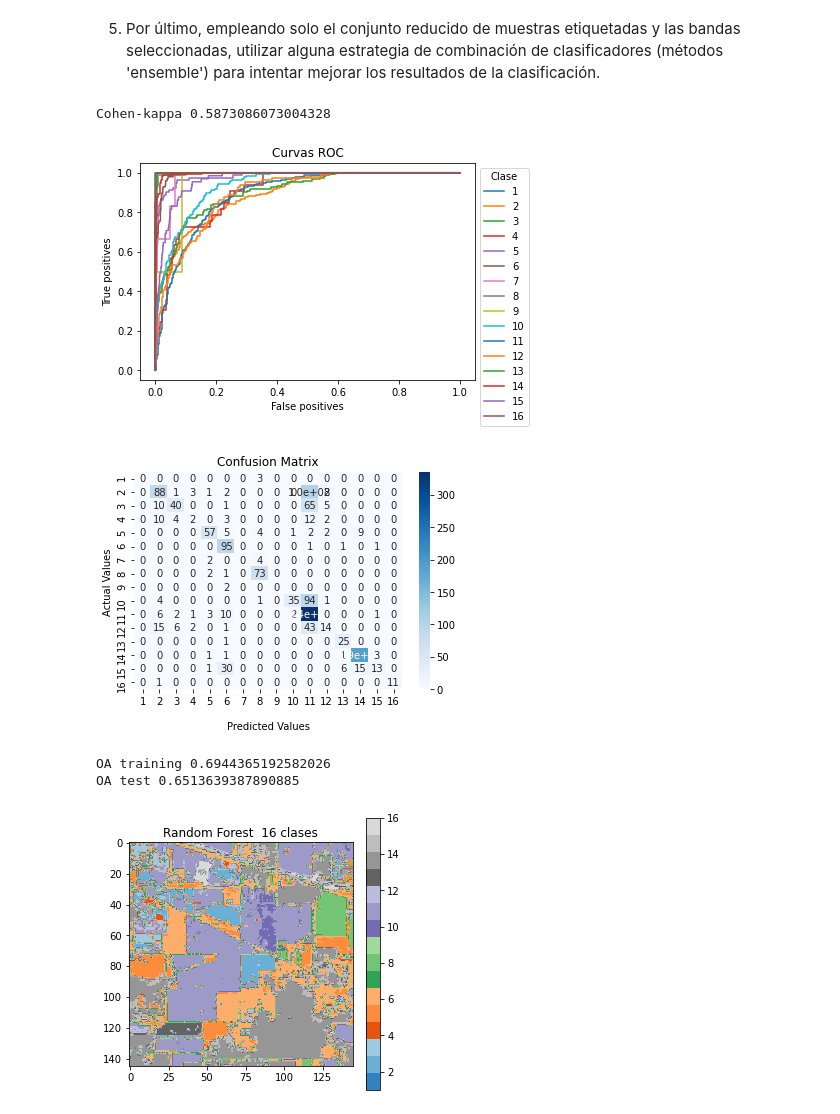
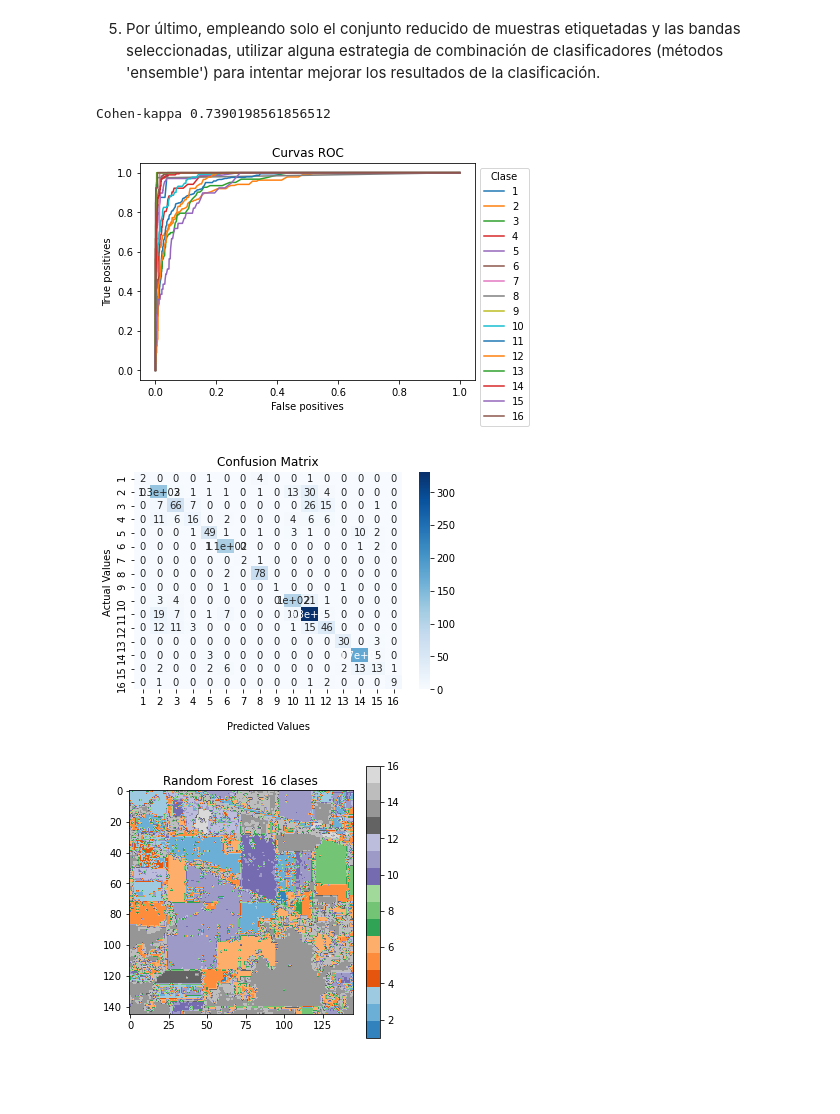
Before and after one commit to Qaraqororum/Aprende_Maquina, a Jupyter notebook: Entregable_final_ML.ipynb, the cells around one changed output. Drawn from its saved outputs; the diff is of its cells as text; code cells hidden in the pictures; blank space fills up the shorter version.

```diff
--- a/Entregable_final_ML.ipynb
+++ b/Entregable_final_ML.ipynb
@@ -59,6 +76,6 @@ sp.draw_silhouette_plus(X_reshape,clstrs_Y_K9,clstrs_Y_G8,clstrs_Y_G18)
 # %%
 def data_reducer():
-    X,Y,Xl,Yl = aviris_data_load()
+    X,Y,Xl,Yl = sp.aviris_data_load()
 
     n_tags = max(Yl)
     ratio = 5000/Xl.shape[0]
@@ -76,10 +93,11 @@ def data_reducer():
     #Llenamos los libros reducidos
     for i in range(len(tag_list)):
 
+        #hacemos clústering del subconjunto con etiqueta i
         data = X_index_sample[i][0,:,:]
-        n_points_reduced = int(np.ceil(data.shape[0]*ratio))
+        n_points_reduced = int(np.ceil(data.shape[0]*ratio))#aseguramos que se mantenga la proporción de puntos por clase
         cluster = KMeans(n_points_reduced).fit(data)
-        centers = cluster.cluster_centers_.squeeze()
+        centers = cluster.cluster_centers_.squeeze()#obtenemos los centros
 
         newdata = list()
 
@@ -93,10 +111,11 @@ def data_reducer():
         X_reduced.append(newdata)
         Y_reduced.append(np.ones(n_points_reduced)*tag_list[i])
 
+    #Pegamos los resultados uno tras otro
     X_reduced = np.concatenate(X_reduced)
     Y_reduced = np.concatenate(Y_reduced)
 
     return((X_reduced,Y_reduced))
 
-X_reduced, Y_reduced = sp.data_reducer()
+X_reduced, Y_reduced = data_reducer()
 # %% [markdown]
@@ -188,10 +230,11 @@ OA test 0.7460063897763578
 # %%
 ## Entrenamiento del modelo para conseguir un ranking de características ##
 
+X,Y,Xl,Yl = sp.aviris_data_load()
 
-X_train, X_test, y_train, y_test = train_test_split(Xl, Yl,random_state=100)
+X_train, X_test, y_train, y_test = train_test_split(Xl, Yl,random_state=1)
 
-extra_tree = DecisionTreeClassifier(random_state=0, criterion = criterion, splitter ='best' )
+extra_tree = ExtraTreeClassifier(random_state=0, splitter ='best' )
 
 clf = extra_tree.fit(X_train, y_train)
 
@@ -256,39 +295,34 @@ Hemos probado el conjunto de reducido, con las bandas más importantes, y con el
 # %%
 ## Random forest (ensembles) ##
 
 criterion = 'gini'
 max_depth = None
 
 
 Xtr, Xts, ytr, yts = train_test_split(X_reduced2, Y_reduced, test_size=0.3)
 # Train RF ensemble
-rf = RandomForestClassifier(n_estimators=100, criterion=criterion, random_state=100, max_depth= 7)
+rf = RandomForestClassifier(n_estimators=200, criterion=criterion, random_state=100)
 rf.fit(Xtr, ytr)
 yb = rf.predict(Xts)
 
 # Evaluate and compare results
 print('Cohen-kappa',cohen_kappa_score(yts, yb))
 
 Conf_matrix_RF = confusion_matrix(yts, yb)
 Kappa_RF = cohen_kappa_score(yts, yb)
 
 # Observamos como con el conjunto reducido de bandas, dejando solo 16 bandas, el ensemble funciona bastante bien con un
 # cohen-kappa de ~0.74
 tag_list = np.arange(1,17)
 score = rf.predict_proba(Xts)
 sp.draw_ROC(yts,score,tag_list)
 
 sp.draw_ConfusionM(Conf_matrix_RF,tag_list)
 
 X_ = np.delete(X.reshape([145*145,220]), indice, axis=1)
-sp.draw_image(rf.predict(X_2),"Random Forest ")
-
-print('OA training', rf.score(Xtr, ytr))
-print('OA test', rf.score(Xts, yts))
+sp.draw_image(rf.predict(X_),"Random Forest ")
 # %% [output]
-Cohen-kappa 0.5873086073004328
+Cohen-kappa 0.7390198561856512
-[figure, old version]
+[figure, new version]
-[figure, old version]
+[figure, new version]
-OA training 0.6944365192582026
-OA test 0.6513639387890885
-[figure, old version]
+[figure, new version]
```
Also changed, not shown: parts of 14 cells of this notebook, 1 other file.
